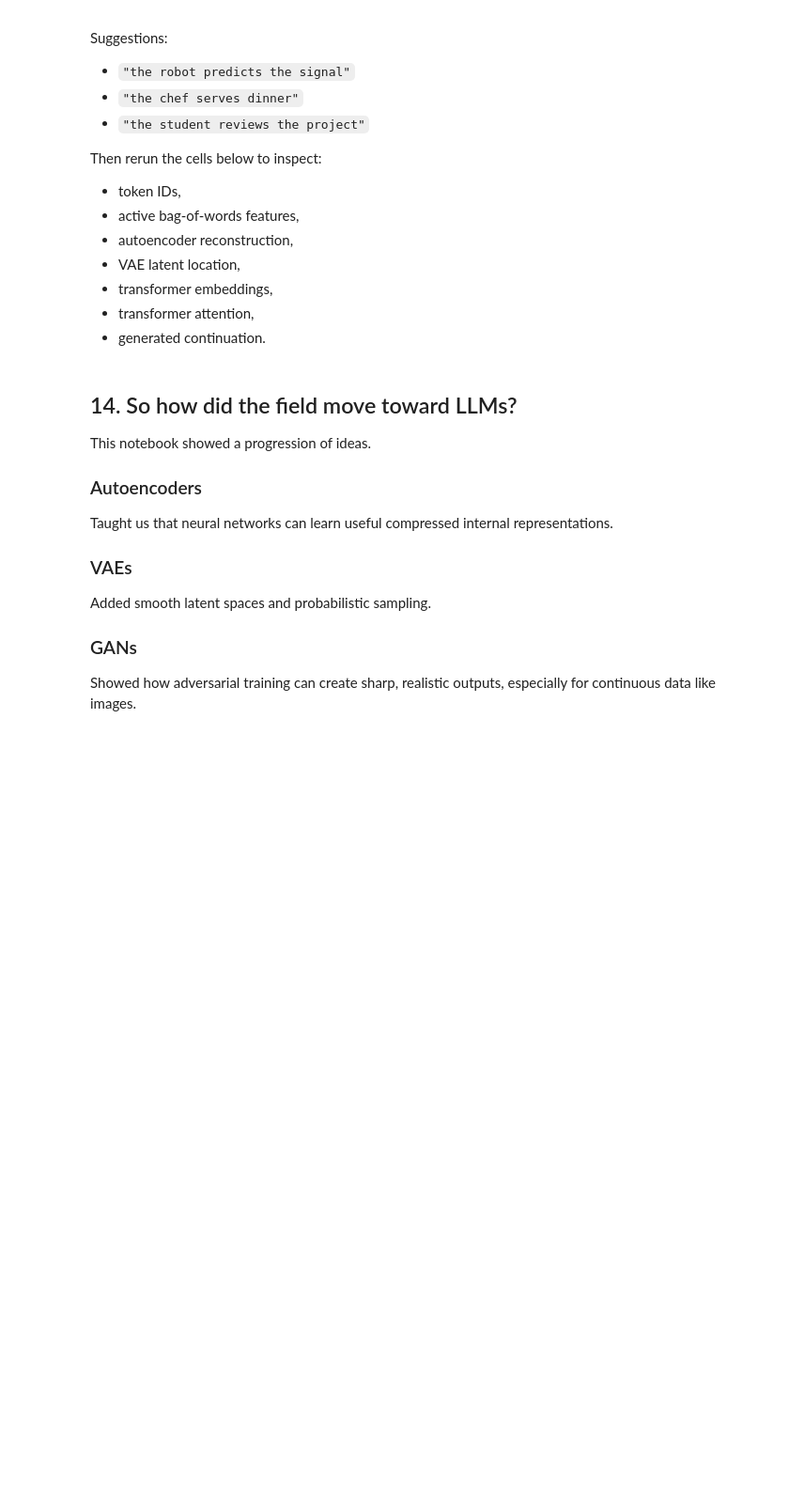
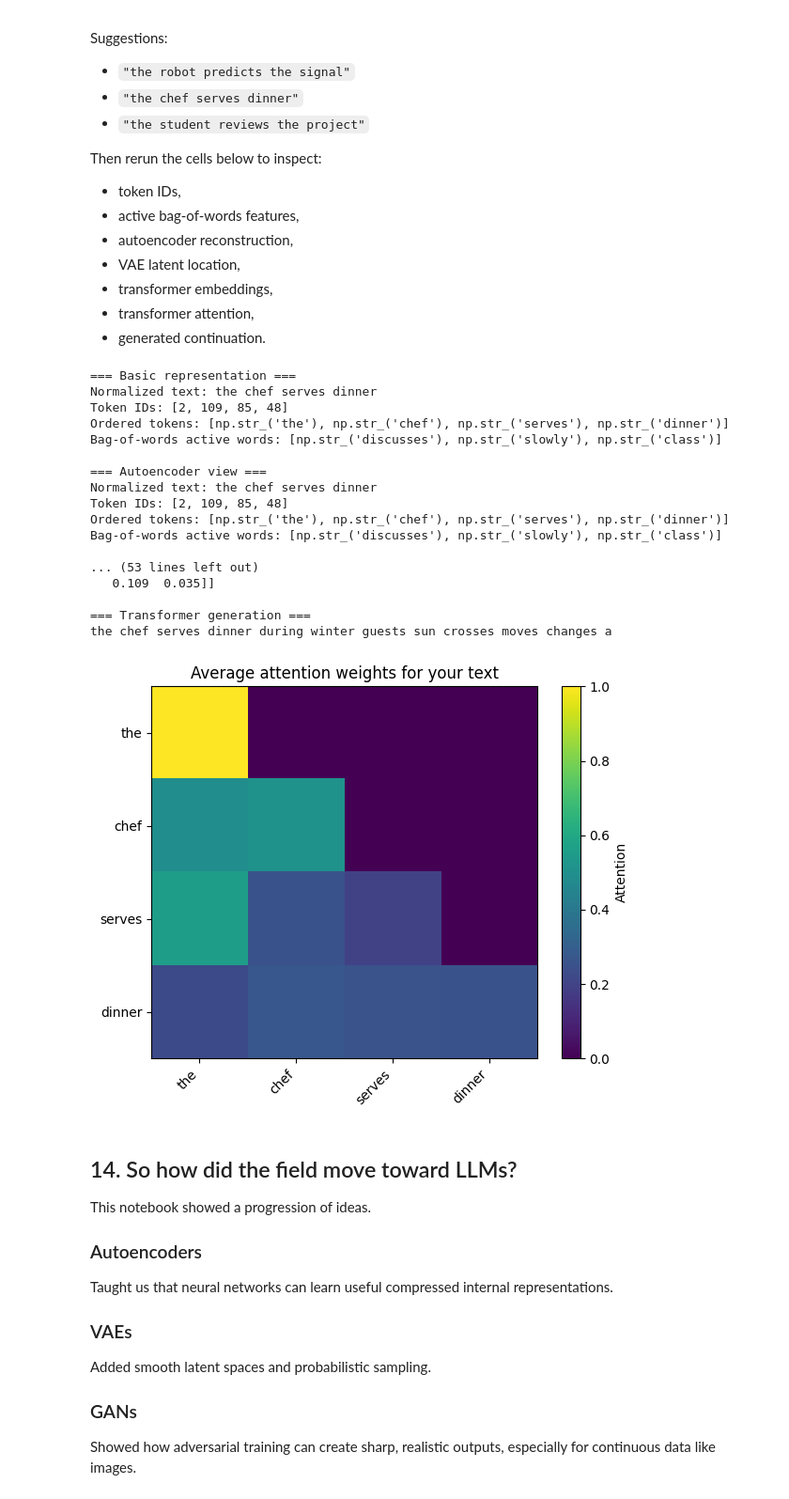
Before and after one commit to Muditha-Kumara/Applied-artificial-intelligence, a Jupyter notebook: 3.3/generative_ai_text_autoencoders_vaes_gans_transformers_tutorial.ipynb, the cells around one changed output. Shown at 94% size. Cells and saved outputs as stored; diff of their text form; code cells hidden in the pictures; blank space fills up the shorter version.

Commit message:
2.1 part1 testing

```diff
--- a/3.3/generative_ai_text_autoencoders_vaes_gans_transformers_tutorial.ipynb
+++ b/3.3/generative_ai_text_autoencoders_vaes_gans_transformers_tutorial.ipynb
@@ -1253,25 +1430,44 @@ Then rerun the cells below to inspect:
 - generated continuation.
 # %%
 
-my_text = "the robot predicts the report during testing"
+my_text = "the chef serves dinner"
 
 print("=== Basic representation ===")
 inspect_text_representation(my_text)
 
 print("\n=== Autoencoder view ===")
 reconstruct_with_autoencoder(my_text)
 
 print("\n=== VAE view ===")
 inspect_user_text_with_vae(my_text)
 
 print("\n=== Transformer embeddings ===")
 show_transformer_representation(my_text)
 
 print("\n=== Transformer generation ===")
 generated_ids = generate_with_transformer(my_text, max_new_tokens=8, temperature=0.9)
 print(ids_to_text(generated_ids))
 
 plot_attention_for_text(my_text)
+# %% [output]
+=== Basic representation ===
+Normalized text: the chef serves dinner
+Token IDs: [2, 109, 85, 48]
+Ordered tokens: [np.str_('the'), np.str_('chef'), np.str_('serves'), np.str_('dinner')]
+Bag-of-words active words: [np.str_('discusses'), np.str_('slowly'), np.str_('class')]
+
+=== Autoencoder view ===
+Normalized text: the chef serves dinner
+Token IDs: [2, 109, 85, 48]
+Ordered tokens: [np.str_('the'), np.str_('chef'), np.str_('serves'), np.str_('dinner')]
+Bag-of-words active words: [np.str_('discusses'), np.str_('slowly'), np.str_('class')]
+
+... (53 lines left out)
+   0.109  0.035]]
+
+=== Transformer generation ===
+the chef serves dinner during winter guests sun crosses moves changes a
+[figure, added]
 # %% [markdown]
 
 ## 14. So how did the field move toward LLMs?
```
Also changed, not shown: parts of 23 cells of this notebook, 15 other files.
